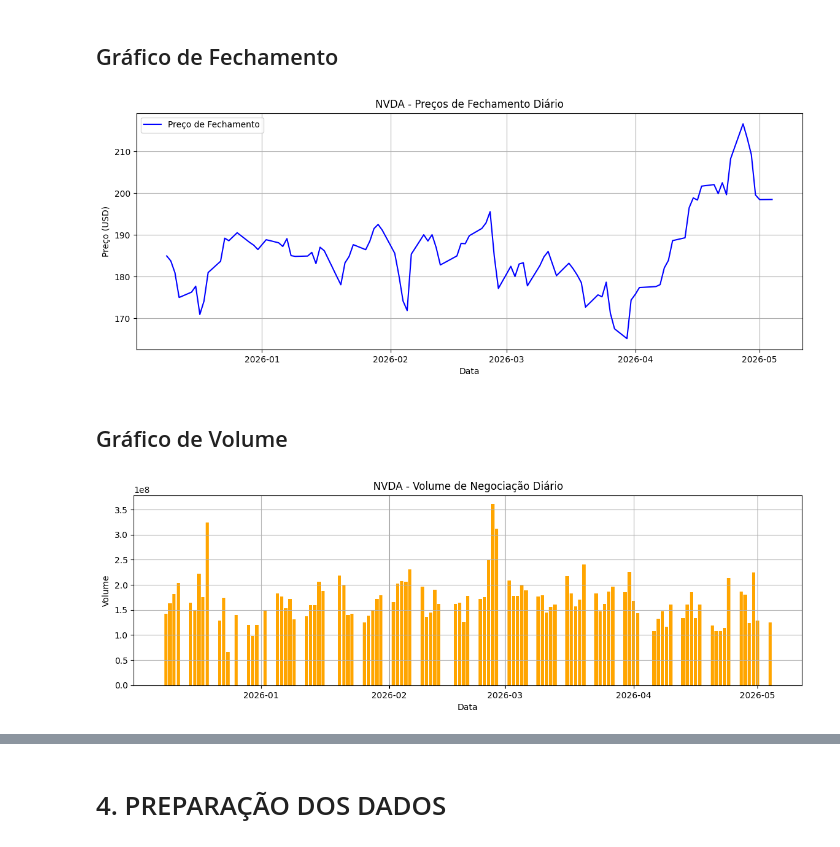
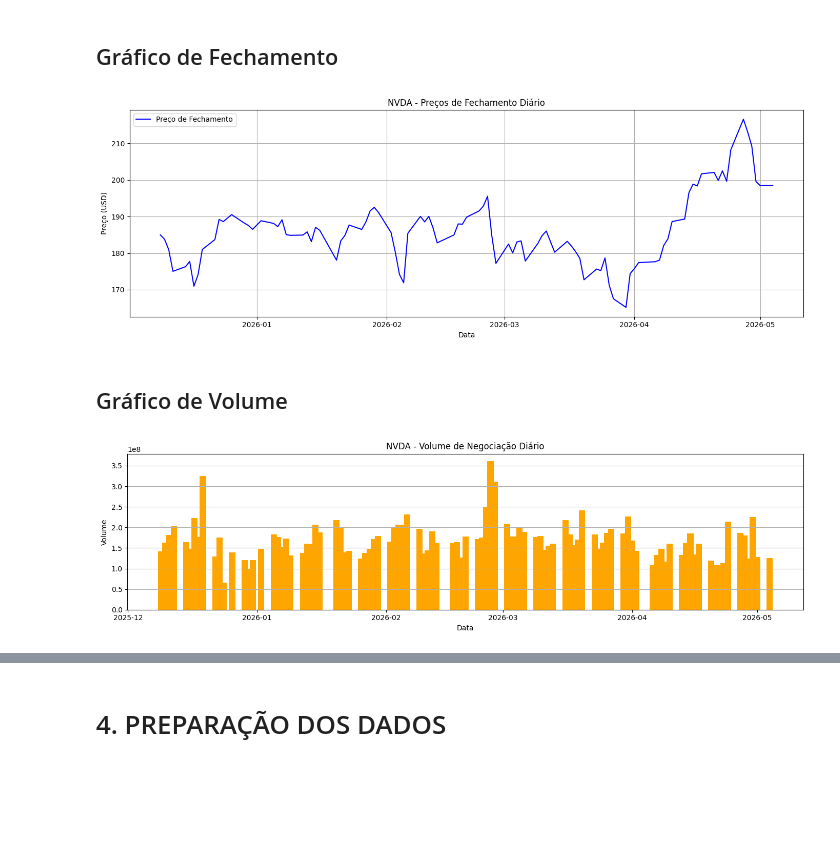
Before and after one commit to clarachence/prova_11_clara_chence, a Jupyter notebook: prova_11_clara_chence.ipynb, the cells around one changed output, grey strips where cells are left out. Saved outputs shown, nothing was run; the diff lists cells and outputs as text; code cells hidden in the pictures; blank space fills up the shorter version.

```diff
--- a/prova_11_clara_chence.ipynb
+++ b/prova_11_clara_chence.ipynb
@@ -95,24 +95,26 @@ Outliers detectados por coluna (método IQR):
 ## Gráfico de Fechamento
 # %%
 plt.figure(figsize=(14, 5))
-plt.plot(df.index, df['close'], label='Preço de Fechamento', color='blue')
+plt.plot(df.index, df['fechamento'], label='Preço de Fechamento', color='blue')
 plt.title('NVDA - Preços de Fechamento Diário')
 plt.xlabel('Data')
 plt.ylabel('Preço (USD)')
 plt.legend()
 plt.grid(True)
+plt.tight_layout()
 plt.show()
 # %% [output]
-[figure, old version]
+[figure, new version]
 # %% [markdown]
 ## Gráfico de Volume
 # %%
 plt.figure(figsize=(14, 4))
-plt.bar(df.index, df['volume'], color='orange')
+plt.bar(df.index, df['volume'], color='orange', width=1.5)
 plt.title('NVDA - Volume de Negociação Diário')
 plt.xlabel('Data')
 plt.ylabel('Volume')
-plt.grid(True)
+plt.grid(axis='y')
+plt.tight_layout()
 plt.show()
 # %% [output]
-[figure, old version]
+[figure, new version]
```
Also changed, not shown: parts of 14 cells of this notebook.
